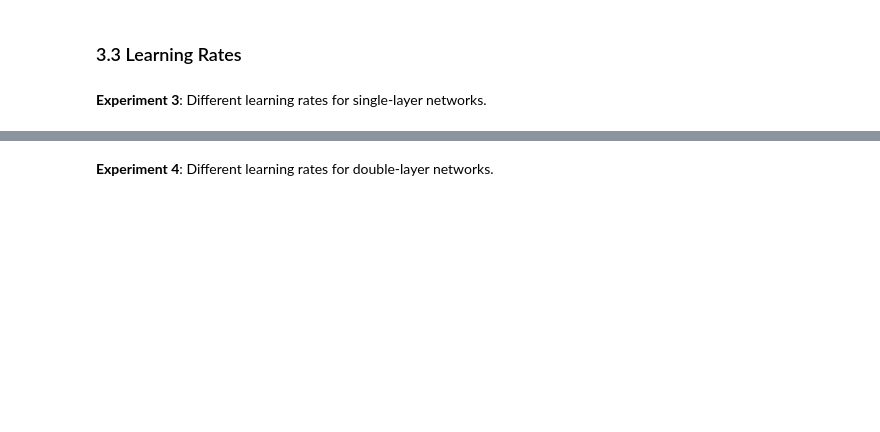
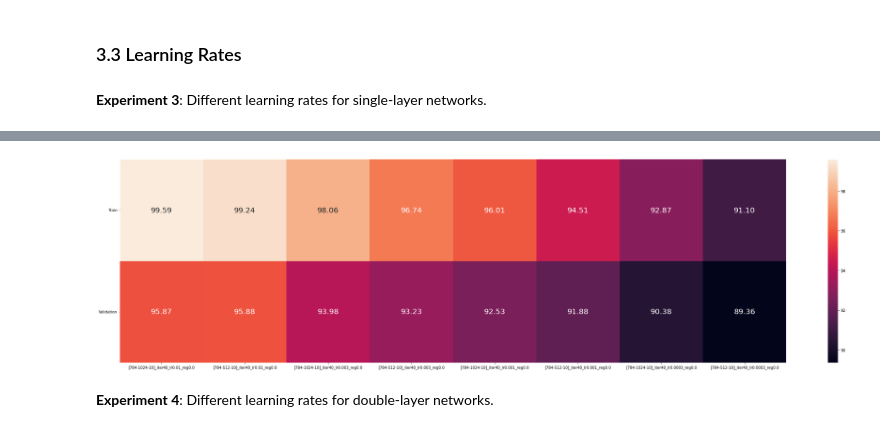
Before and after one commit to OmriGruman/intro-to-machine-learning, a Jupyter notebook: neural_network/neural_network.ipynb, the cells around one changed output, grey strips where cells are left out. Saved outputs shown, nothing was run; the diff lists cells and outputs as text; code cells hidden in the pictures; blank space fills up the shorter version.

```diff
--- a/neural_network/neural_network.ipynb
+++ b/neural_network/neural_network.ipynb
@@ -396,3 +478,11 @@ plot_learning_curves([
+# %%
+plot_scores([
+    load_model(f'[784-{size}-10]_iter40_lr{lr}_reg0.0')
+    for lr in lrs_3
+    for size in layer_sizes_3
+])
+# %% [output]
+[figure, added]
 # %% [markdown]
 **Experiment 4**: Different learning rates for double-layer networks.
 # %%
```
Also changed, not shown: parts of 20 cells of this notebook.
